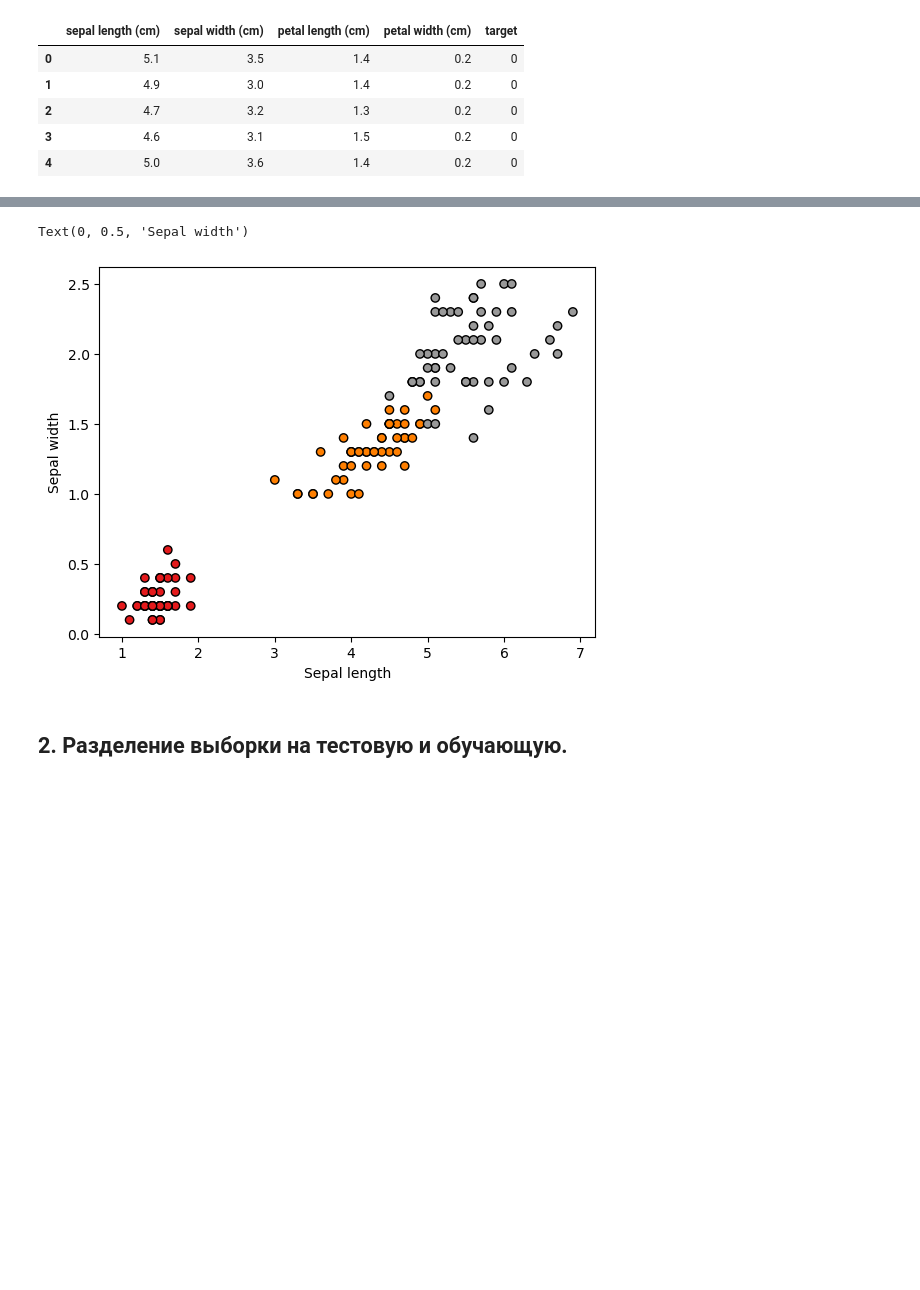
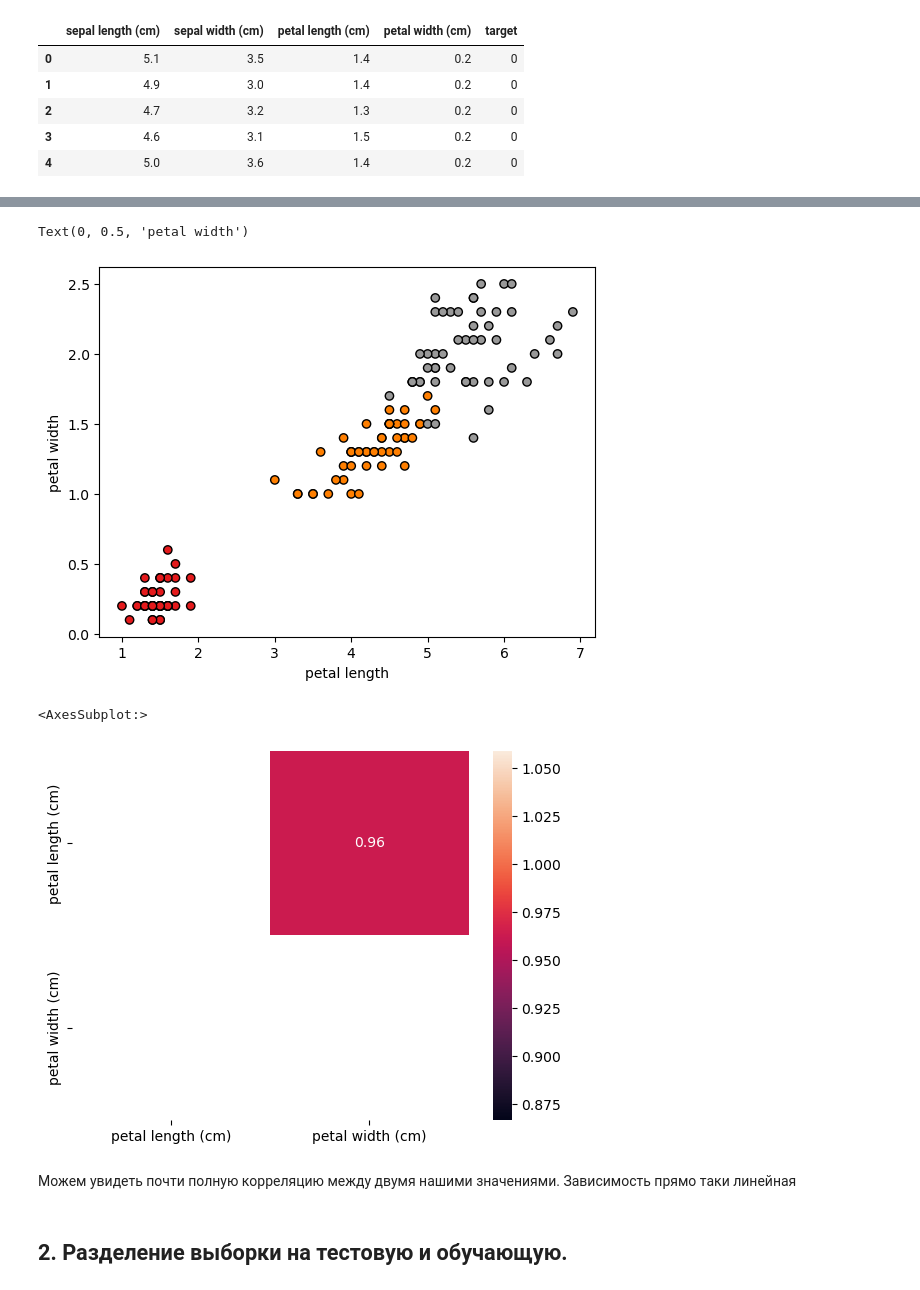
Before and after one commit to KZLZG/TML, a Jupyter notebook: Lab4/lab-4.ipynb, the cells around one changed output, grey strips where cells are left out. Cells and saved outputs as stored; diff of their text form; code cells hidden in the pictures; blank space fills up the shorter version.

```diff
--- a/Lab4/lab-4.ipynb
+++ b/Lab4/lab-4.ipynb
@@ -37,12 +57,22 @@ df.head()
 # Посмотрим распределение наших данных
 X = df['petal length (cm)']
 Y = df['petal width (cm)']
-plt.scatter(X, Y, c=y, cmap=plt.cm.Set1, edgecolor="k")
-plt.xlabel("Sepal length")
-plt.ylabel("Sepal width")
+plt.scatter(X, Y, c=df.target, cmap=plt.cm.Set1, edgecolor="k")
+plt.xlabel("petal length")
+plt.ylabel("petal width")
 # %% [output]
-Text(0, 0.5, 'Sepal width')
+Text(0, 0.5, 'petal width')
 [figure]
+# %%
+data = df[['petal length (cm)', 'petal width (cm)']]
+mask = np.zeros_like(data.corr())
+mask[np.tril_indices_from(mask)] = True
+sns.heatmap(data.corr(method='pearson'), mask=mask, annot=True, fmt='.2f')
+# %% [output]
+<AxesSubplot:>
+[figure, added]
+# %% [markdown]
+Можем увидеть почти полную корреляцию между двумя нашими значениями. Зависимость прямо таки линейная
 # %% [markdown]
 ## 2. Разделение выборки на тестовую и обучающую.
 # %% [markdown]
```
Also changed, not shown: parts of 12 cells of this notebook.
